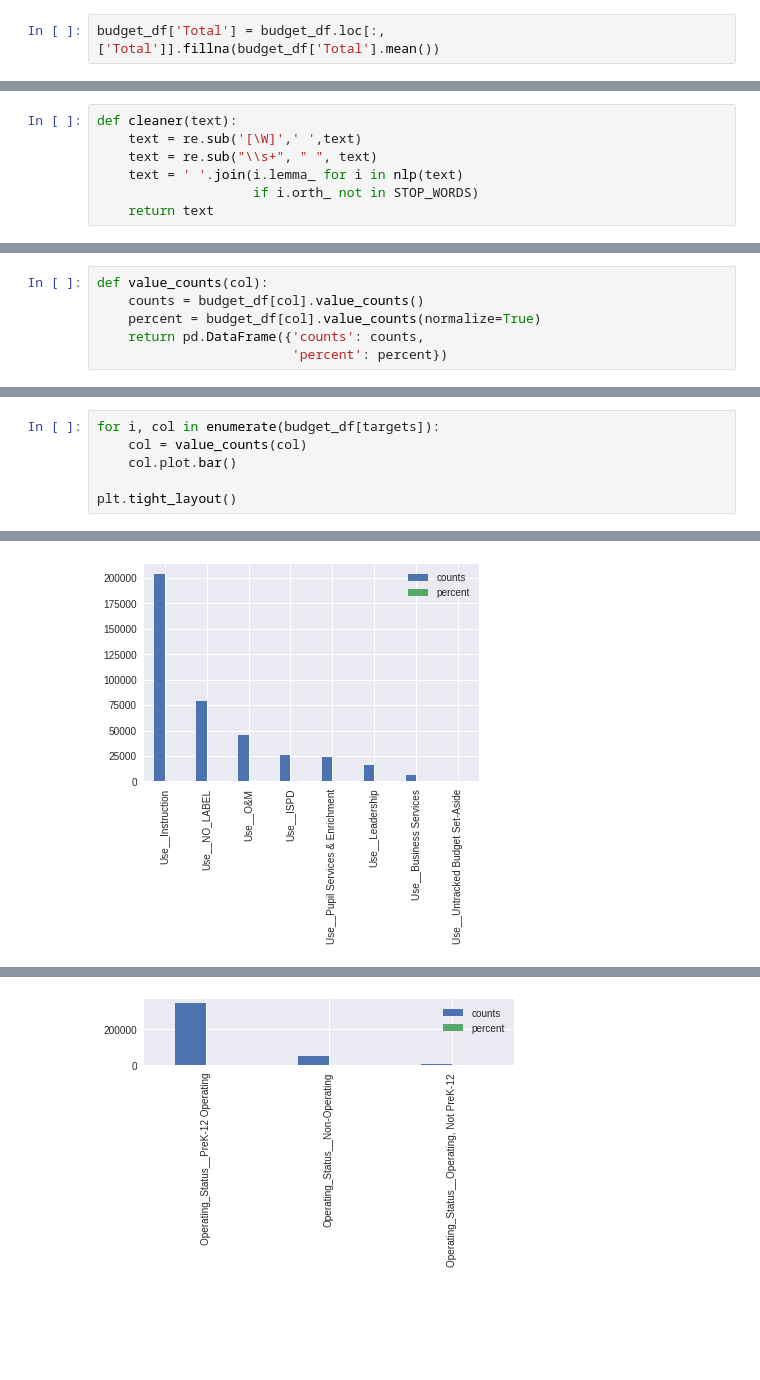
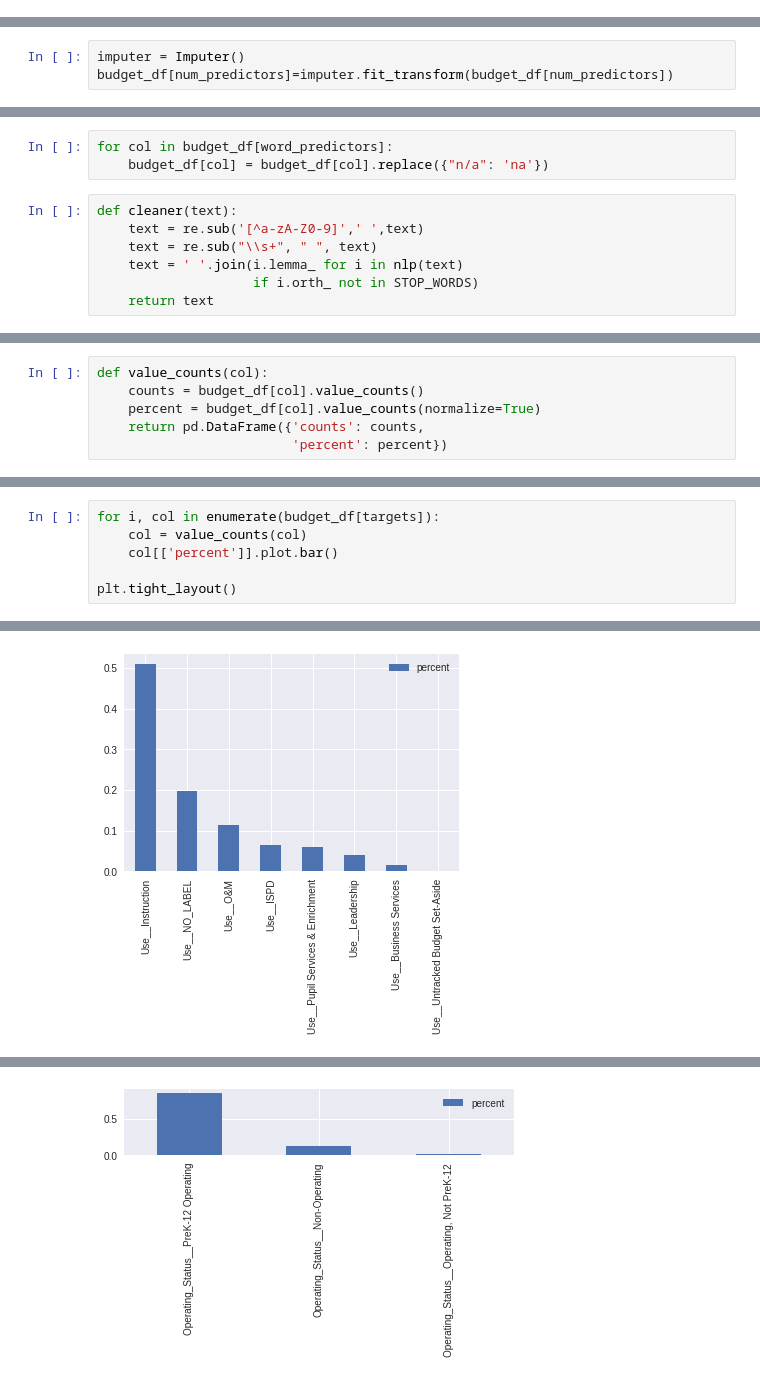
Before and after one commit to Uyentruong236/DSI_Capstone-Education_Budget_Classification, a Jupyter notebook: ipynb/01_EDA_1.ipynb, the cells around one changed output, grey strips where cells are left out. Cells and saved outputs as stored; diff of their text form; blank space fills up the shorter version.

```diff
--- a/ipynb/01_EDA_1.ipynb
+++ b/ipynb/01_EDA_1.ipynb
@@ -212,4 +165,2 @@ fte = budget_df[mask]
 # %% [markdown]
 Fill 'Total' column with mean value since graph shows that values are normally distributed where mean and median are the same
-# %%
-budget_df['Total'] = budget_df.loc[:,['Total']].fillna(budget_df['Total'].mean())
@@ -216 +169,4 @@ budget_df['Total'] = budget_df.loc[:,['Total']].fillna(budget_df['Total'].mean()
+# %%
+imputer = Imputer()
+budget_df[num_predictors]=imputer.fit_transform(budget_df[num_predictors])
 # %% [markdown]
@@ -243,6 +185,9 @@ nlp = English()
+# %%
+for col in budget_df[word_predictors]:
+    budget_df[col] = budget_df[col].replace({"n/a": 'na'})
 # %%
 def cleaner(text):
-    text = re.sub('[\W]',' ',text)
+    text = re.sub('[^a-zA-Z0-9]',' ',text)
     text = re.sub("\\s+", " ", text)
     text = ' '.join(i.lemma_ for i in nlp(text)
                     if i.orth_ not in STOP_WORDS)
@@ -318,7 +246,7 @@ Text_1 = value_counts('Text_1')
 # %%
 for i, col in enumerate(budget_df[targets]):
     col = value_counts(col)
-    col.plot.bar()
+    col[['percent']].plot.bar()
 
 plt.tight_layout()
 # %% [output]
@@ -326 +254 @@ plt.tight_layout()
-[figure, old version]
+[figure, new version]
@@ -333 +261 @@ plt.tight_layout()
-[figure, old version]
+[figure, new version]
```
Also changed, not shown: parts of 34 cells of this notebook, 3 other files.
